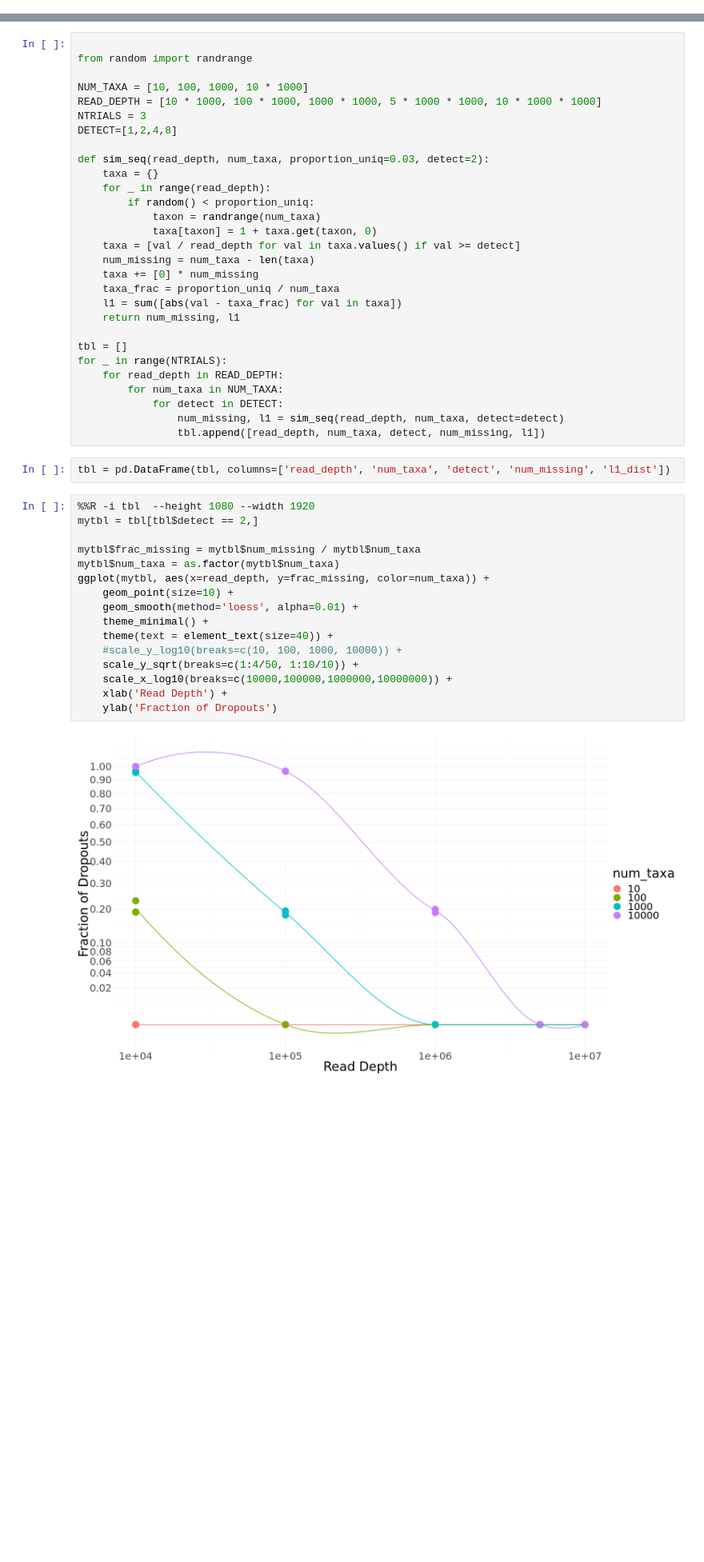
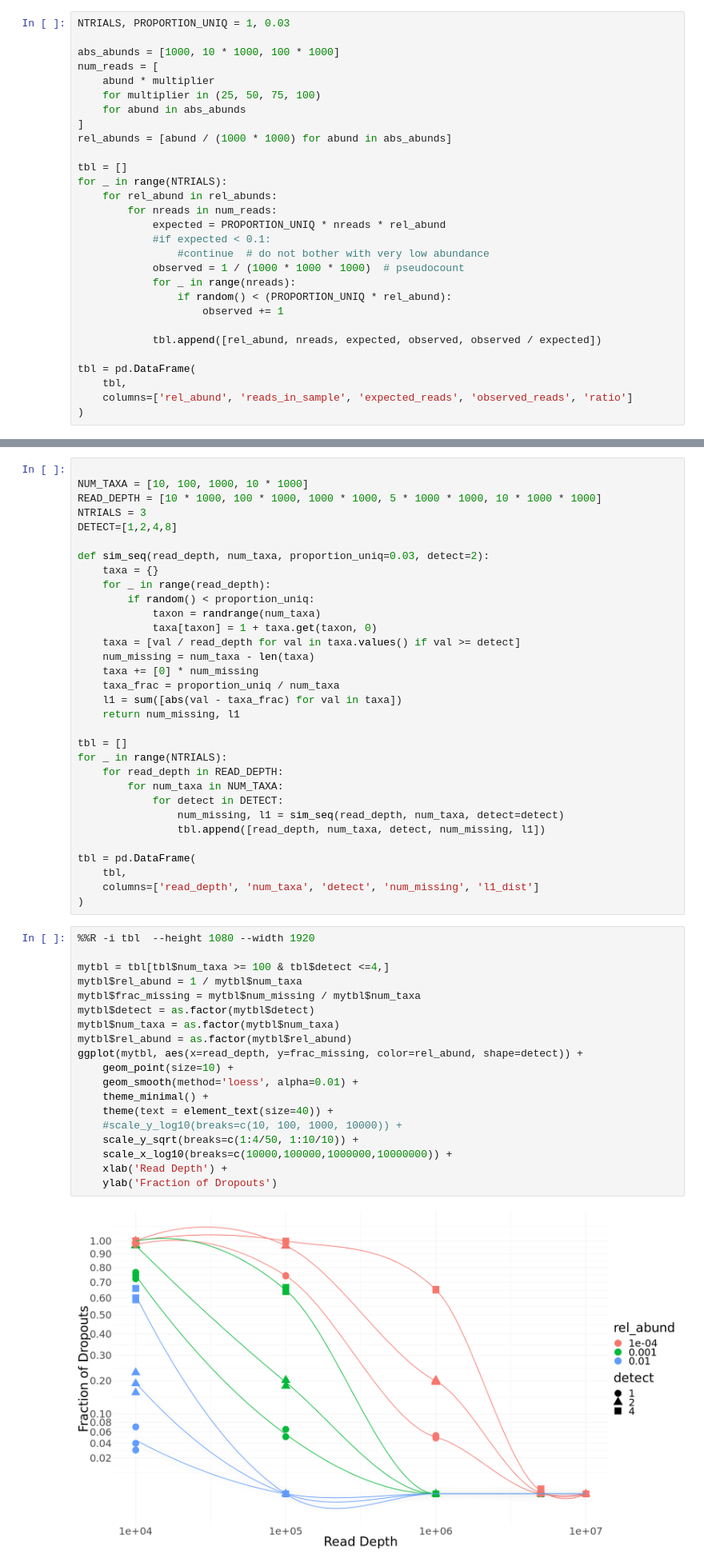
Before and after one commit to dcdanko/gimmebio, a Jupyter notebook: notebooks/how_many_reads_do_you_need.ipynb, the cells around one changed output, grey strips where cells are left out. Shown at 80% size. Saved outputs shown, nothing was run; the diff lists cells and outputs as text; blank space fills up the shorter version.

```diff
--- a/notebooks/how_many_reads_do_you_need.ipynb
+++ b/notebooks/how_many_reads_do_you_need.ipynb
@@ -110,0 +93,29 @@ Takeaway: With a read depth of 5,000,000 reads we will usually detect species at
+# %%
+NTRIALS, PROPORTION_UNIQ = 1, 0.03
+
+abs_abunds = [1000, 10 * 1000, 100 * 1000]
+num_reads = [
+    abund * multiplier
+    for multiplier in (25, 50, 75, 100)
+    for abund in abs_abunds
+]
+rel_abunds = [abund / (1000 * 1000) for abund in abs_abunds]
+
+tbl = []
+for _ in range(NTRIALS):
+    for rel_abund in rel_abunds:
+        for nreads in num_reads:
+            expected = PROPORTION_UNIQ * nreads * rel_abund
+            #if expected < 0.1:
+                #continue  # do not bother with very low abundance
+            observed = 1 / (1000 * 1000 * 1000)  # pseudocount
+            for _ in range(nreads):
+                if random() < (PROPORTION_UNIQ * rel_abund):
+                    observed += 1
+
+            tbl.append([rel_abund, nreads, expected, observed, observed / expected])
+
+tbl = pd.DataFrame(
+    tbl,
+    columns=['rel_abund', 'reads_in_sample', 'expected_reads', 'observed_reads', 'ratio']
+)
@@ -111,6 +140,4 @@ Takeaway: With a read depth of 5,000,000 reads we will usually detect species at
 # %%
-
-from random import randrange
 
 NUM_TAXA = [10, 100, 1000, 10 * 1000]
 READ_DEPTH = [10 * 1000, 100 * 1000, 1000 * 1000, 5 * 1000 * 1000, 10 * 1000 * 1000]
@@ -137,23 +164,29 @@ for _ in range(NTRIALS):
             for detect in DETECT:
                 num_missing, l1 = sim_seq(read_depth, num_taxa, detect=detect)
                 tbl.append([read_depth, num_taxa, detect, num_missing, l1])
+
+tbl = pd.DataFrame(
+    tbl,
+    columns=['read_depth', 'num_taxa', 'detect', 'num_missing', 'l1_dist']
+)
-# %%
-tbl = pd.DataFrame(tbl, columns=['read_depth', 'num_taxa', 'detect', 'num_missing', 'l1_dist'])
 # %%
 %%R -i tbl  --height 1080 --width 1920
-mytbl = tbl[tbl$detect == 2,]
 
+mytbl = tbl[tbl$num_taxa >= 100 & tbl$detect <=4,]
+mytbl$rel_abund = 1 / mytbl$num_taxa
 mytbl$frac_missing = mytbl$num_missing / mytbl$num_taxa
+mytbl$detect = as.factor(mytbl$detect)
 mytbl$num_taxa = as.factor(mytbl$num_taxa)
-ggplot(mytbl, aes(x=read_depth, y=frac_missing, color=num_taxa)) +
+mytbl$rel_abund = as.factor(mytbl$rel_abund)
+ggplot(mytbl, aes(x=read_depth, y=frac_missing, color=rel_abund, shape=detect)) +
     geom_point(size=10) +
     geom_smooth(method='loess', alpha=0.01) +
     theme_minimal() +
     theme(text = element_text(size=40)) +
     #scale_y_log10(breaks=c(10, 100, 1000, 10000)) +
     scale_y_sqrt(breaks=c(1:4/50, 1:10/10)) +
     scale_x_log10(breaks=c(10000,100000,1000000,10000000)) +
     xlab('Read Depth') +
     ylab('Fraction of Dropouts')
 # %% [output]
-[figure, old version]
+[figure, new version]
```
Also changed, not shown: parts of 25 cells of this notebook.
